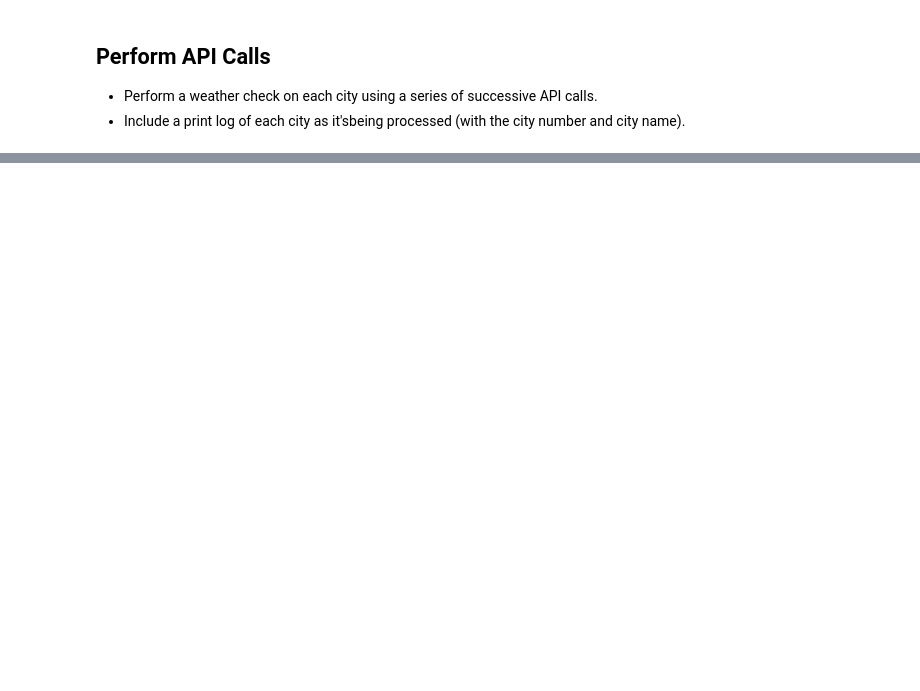
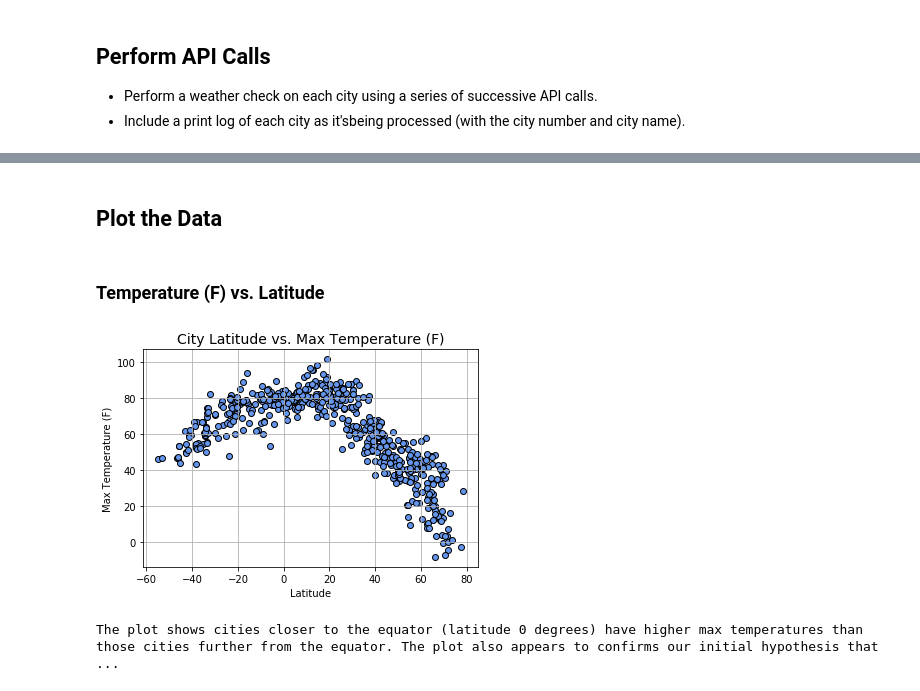
Before and after one commit to golson002/06-Python-API-Challenge, a Jupyter notebook: WeatherPy/WeatherPy_Submission.ipynb, the cells around one changed output, grey strips where cells are left out. Saved outputs shown, nothing was run; the diff lists cells and outputs as text; code cells hidden in the pictures; blank space fills up the shorter version.

Commit message:
WeatherPy Updates

```diff
--- a/WeatherPy/WeatherPy_Submission.ipynb
+++ b/WeatherPy/WeatherPy_Submission.ipynb
@@ -129,0 +149,14 @@ weather_df
+# %%
+# Replace the blank cells with 'NaN' values and drop all rows containing NaN values
+weather_df.dtypes
+
+columns = []
+
+for column in weather_df:
+    columns.append(column)
+
+for column in columns:
+    weather_df[column].replace('', np.nan, inplace = True)
+
+weather_df = weather_df.dropna(how = 'any')
+weather_df
@@ -129,0 +187,6 @@ weather_df
+# %%
+# Convert Date column from Unix format to a readable date format
+weather_df['Date'] = pd.to_datetime(weather_df['Date'], unit = 's')
+# weather_df['Date_only'] = weather_df['Date'].dt.date
+weather_df['Date_only'] = weather_df['Date_only'].dt.strftime('%d.%m.%Y')
+weather_df.head(50)
@@ -129,0 +199,23 @@ weather_df
+# %% [markdown]
+## Plot the Data
+# %% [markdown]
+### Temperature (F) vs. Latitude
+# %%
+# Create a scatter plot of City Latitude vs. Max_Temperature
+x_axis1 = weather_df['Lat']
+y_axis1 = weather_df['Max Temp']
+
+plt.scatter(x_axis1, y_axis1, marker = 'o', facecolor = 'cornflowerblue', edgecolor = 'black')
+plt.xlabel('Latitude')
+plt.ylabel('Max Temperature (F)')
+plt.title(f'City Latitude vs. Max Temperature (F)', fontsize = 14)
+plt.grid(True)
+
+plt.savefig('Weather_Output/City Latitude vs. Max Temperature.png')
+
+plt.show()
+
+print('The plot shows cities closer to the equator (latitude 0 degrees) have higher max temperatures than those cities further from the equator. The plot also appears to confirms our initial hypothesis that the weather gets hotter as we move closer to the equator.')
+# %% [output]
+[figure, added]
+The plot shows cities closer to the equator (latitude 0 degrees) have higher max temperatures than those cities further from the equator. The plot also appears to confirms our initial hypothesis that  ...
```
Also changed, not shown: parts of 29 cells of this notebook, 5 other files.
